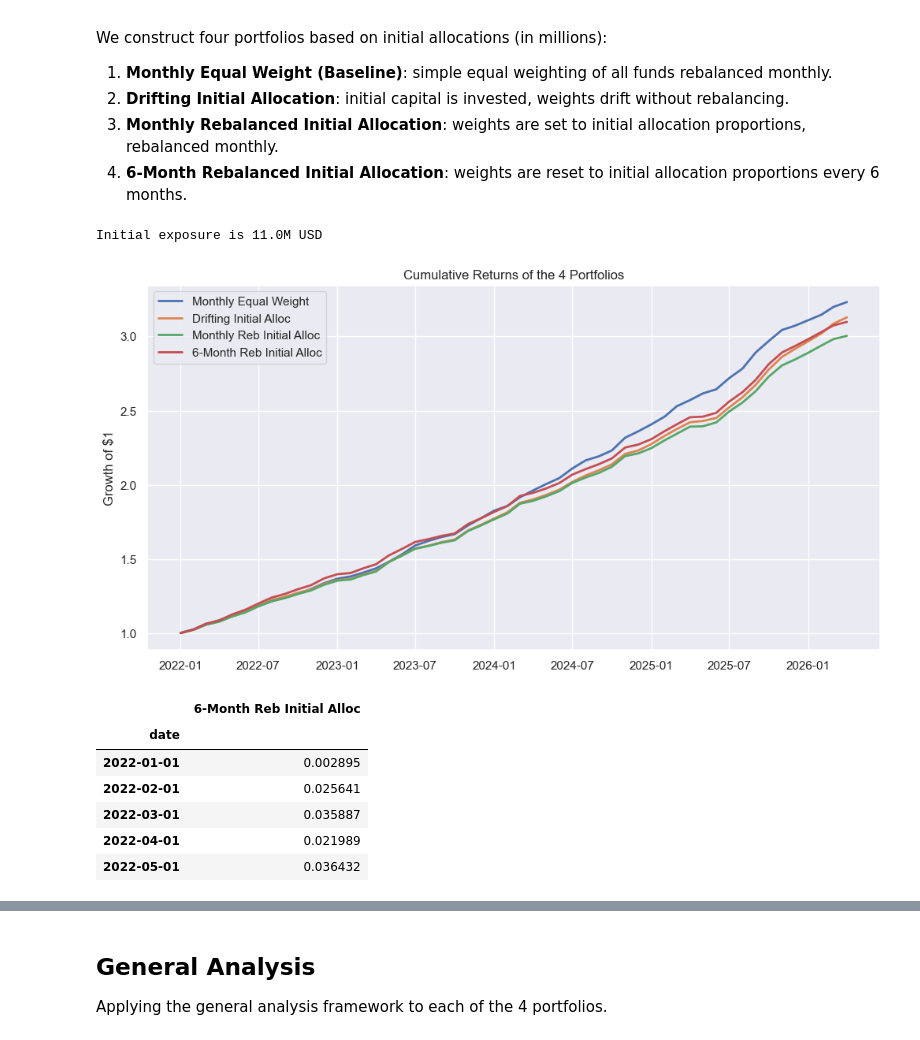
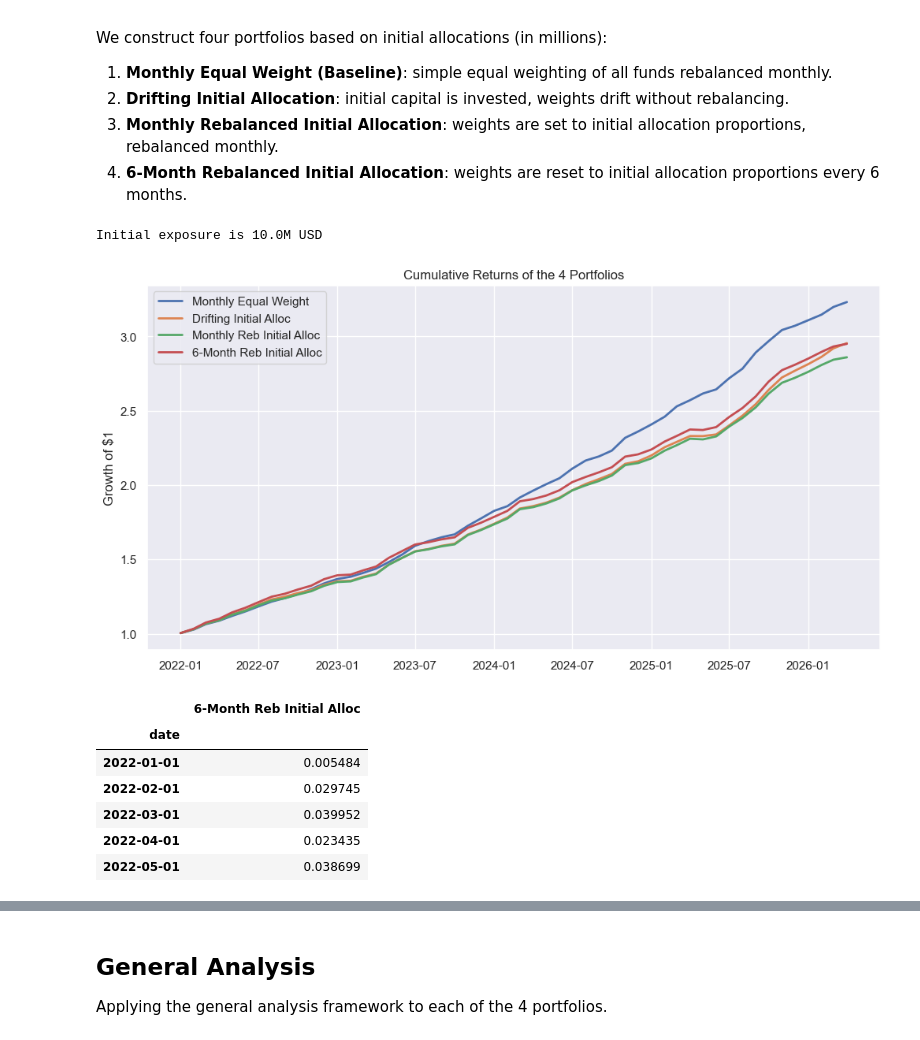
Before and after one commit to arthurdhonneur7/athenee_hf_portfolio, a Jupyter notebook: target_pflio.ipynb, the cells around one changed output, grey strips where cells are left out. Cells and saved outputs as stored; diff of their text form; code cells hidden in the pictures.

```diff
--- a/target_pflio.ipynb
+++ b/target_pflio.ipynb
@@ -397,7 +397,7 @@ allocations = {
     # 'edge_capital': 1.0
     '26_miles': 1.0,
     'adar1':1,
-    'sam_capital':1
+    # 'sam_capital':1
     # 'coban_clarion_multi_asset': 1,
     # 'coban_pod_1': 1,
     # 'coban_orca': 1
@@ -451,42 +451,42 @@ all_portfolios_df = pd.DataFrame({
     'Drifting Initial Alloc': drifting_return,
     'Monthly Reb Initial Alloc': monthly_reb_return,
     '6-Month Reb Initial Alloc': returns_6m_series
 })
 
 all_portfolios_df.dropna(inplace=True)
 
 # Plot cumulative returns of the portfolios (ALWAYS SHOW ALL 4)
 cum_portfolios = (1 + all_portfolios_df).cumprod()
 plt.figure(figsize=(12, 6))
 for col in cum_portfolios.columns:
     plt.plot(cum_portfolios.index, cum_portfolios[col], label=col, linewidth=2)
 
 plt.title('Cumulative Returns of the 4 Portfolios')
 plt.ylabel('Growth of $1')
 plt.legend()
 import os
 os.makedirs('report', exist_ok=True)
 plt.savefig('report/4_strategies_growth.pdf', bbox_inches='tight')
 plt.show()
 
 
 # Set portfolios_df based on the boolean flag to control downstream statistics
 if show_all_portfolios:
     portfolios_df = all_portfolios_df
 else:
     portfolios_df = all_portfolios_df[['6-Month Reb Initial Alloc']]
 
 portfolios_df.head()
 # %% [output]
-Initial exposure is 11.0M USD
+Initial exposure is 10.0M USD
-[figure, old version]
+[figure, new version]
 |  | 6-Month Reb Initial Alloc |
 | date |  |
-| 2022-01-01 | 0.002895 |
-| 2022-02-01 | 0.025641 |
-| 2022-03-01 | 0.035887 |
-| 2022-04-01 | 0.021989 |
-| 2022-05-01 | 0.036432 |
+| 2022-01-01 | 0.005484 |
+| 2022-02-01 | 0.029745 |
+| 2022-03-01 | 0.039952 |
+| 2022-04-01 | 0.023435 |
+| 2022-05-01 | 0.038699 |
 # %%
 w_init
 # %% [output]
```
Also changed, not shown: parts of 5 cells of this notebook, 15 other files.
